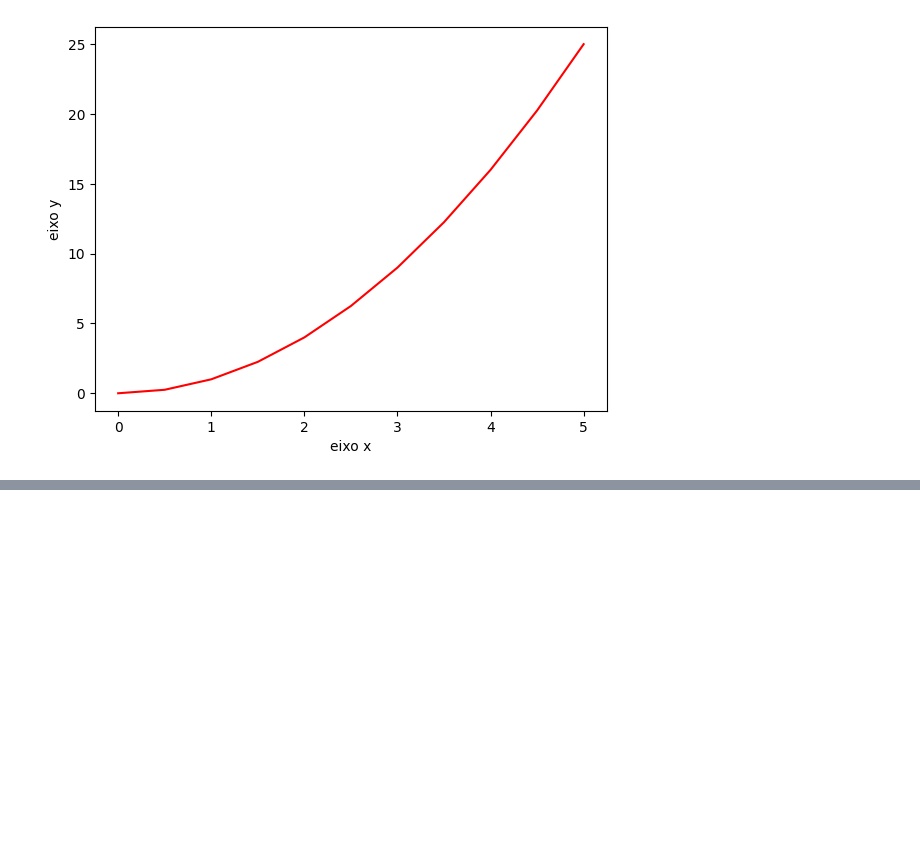
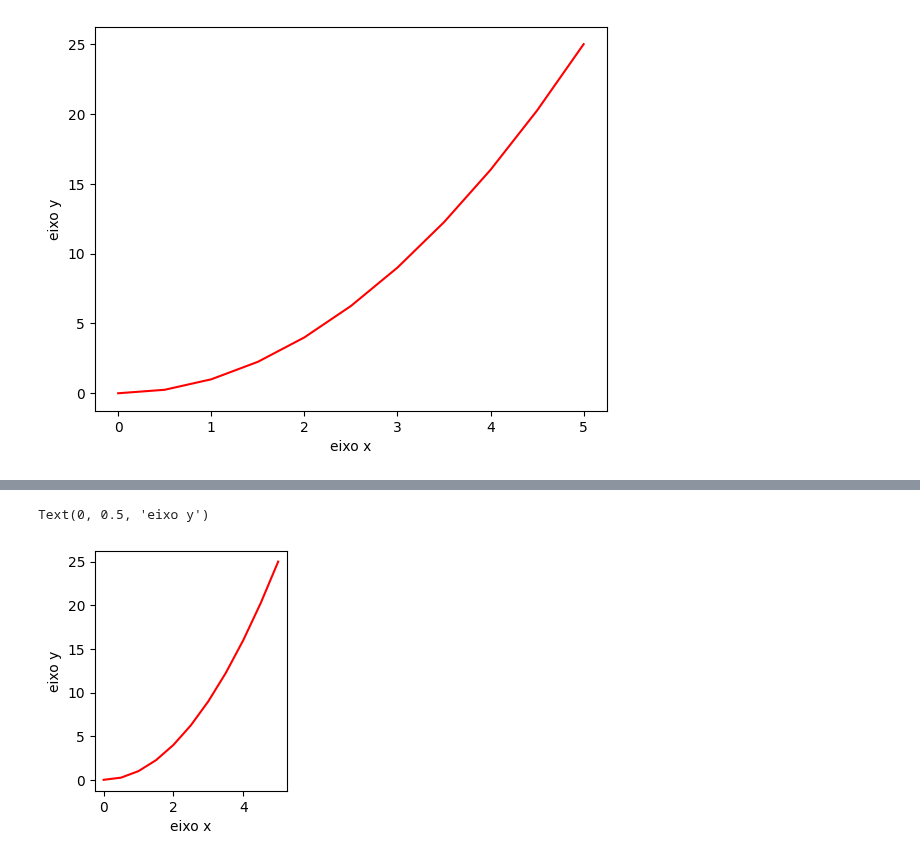
Before and after one commit to Rodrigo-Perico/DataScience, a Jupyter notebook: matploitlib.ipynb, the cells around one changed output, grey strips where cells are left out. Drawn from its saved outputs; the diff is of its cells as text; code cells hidden in the pictures; blank space fills up the shorter version.

```diff
--- a/matploitlib.ipynb
+++ b/matploitlib.ipynb
@@ -33,0 +31,11 @@ Text(0, 0.5, 'eixo y')
+# %%
+fig = plt.figure()
+axes2 = fig.add_axes([0.3, 0.6 , 0.3 , 0.5])
+axes2.plot(x,y , "red")
+
+axes2.set_xlabel("eixo x")
+
+axes2.set_ylabel("eixo y")
+# %% [output]
+Text(0, 0.5, 'eixo y')
+[figure, added]
```
Also changed, not shown: parts of 1 cell of this notebook.
